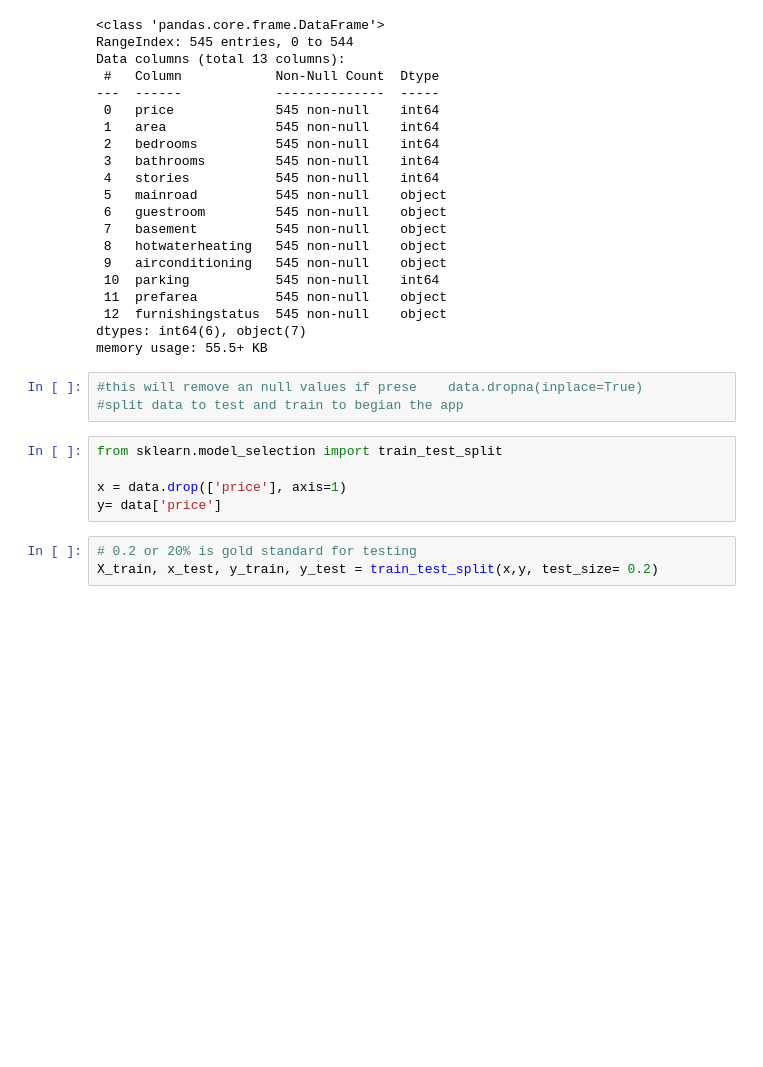
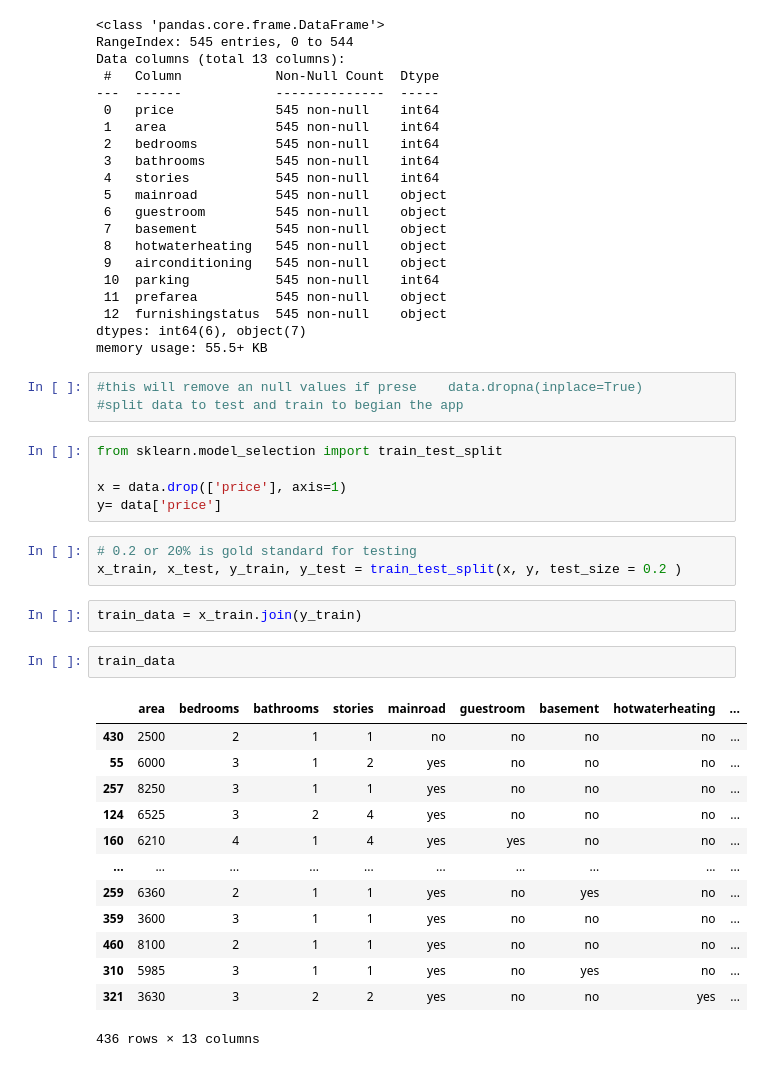
Before and after one commit to aalsaedi265/Hourse_predict, a Jupyter notebook: homeManip.ipynb, the cells around one changed output. Drawn from its saved outputs; the diff is of its cells as text; blank space fills up the shorter version.

```diff
--- a/homeManip.ipynb
+++ b/homeManip.ipynb
@@ -55,4 +55,22 @@ x = data.drop(['price'], axis=1)
 y= data['price']
 # %%
 # 0.2 or 20% is gold standard for testing
-X_train, x_test, y_train, y_test = train_test_split(x,y, test_size= 0.2)
+x_train, x_test, y_train, y_test = train_test_split(x, y, test_size = 0.2 )
+# %%
+train_data = x_train.join(y_train)
+# %%
+train_data
+# %% [output]
+|  | area | bedrooms | bathrooms | stories | mainroad | guestroom | basement | hotwaterheating | ... |
+| 430 | 2500 | 2 | 1 | 1 | no | no | no | no | ... |
+| 55 | 6000 | 3 | 1 | 2 | yes | no | no | no | ... |
+| 257 | 8250 | 3 | 1 | 1 | yes | no | no | no | ... |
+| 124 | 6525 | 3 | 2 | 4 | yes | no | no | no | ... |
+| 160 | 6210 | 4 | 1 | 4 | yes | yes | no | no | ... |
+| ... | ... | ... | ... | ... | ... | ... | ... | ... | ... |
+| 259 | 6360 | 2 | 1 | 1 | yes | no | yes | no | ... |
+| 359 | 3600 | 3 | 1 | 1 | yes | no | no | no | ... |
+| 460 | 8100 | 2 | 1 | 1 | yes | no | no | no | ... |
+| 310 | 5985 | 3 | 1 | 1 | yes | no | yes | no | ... |
+| 321 | 3630 | 3 | 2 | 2 | yes | no | no | yes | ... |
+436 rows × 13 columns
```
Also changed, not shown: parts of 3 cells of this notebook.
